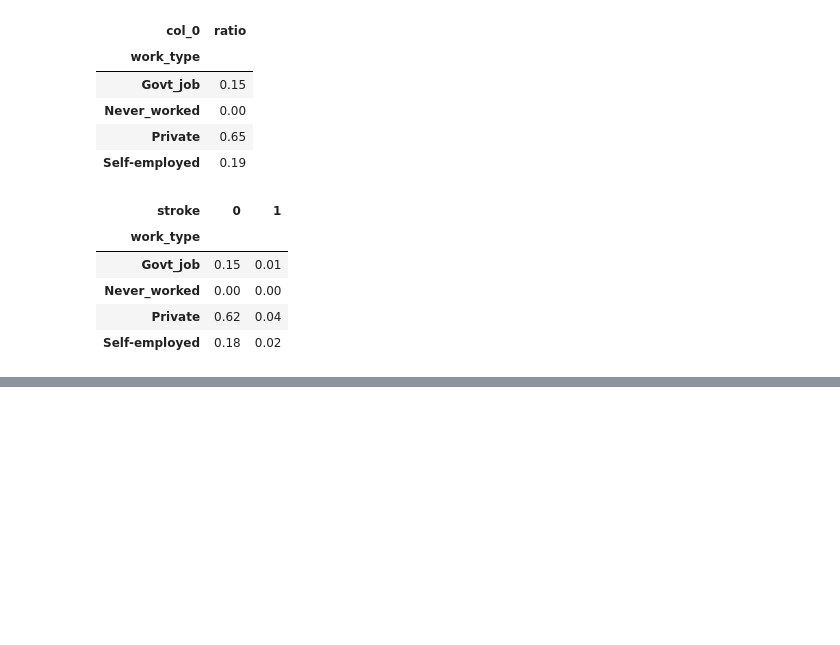
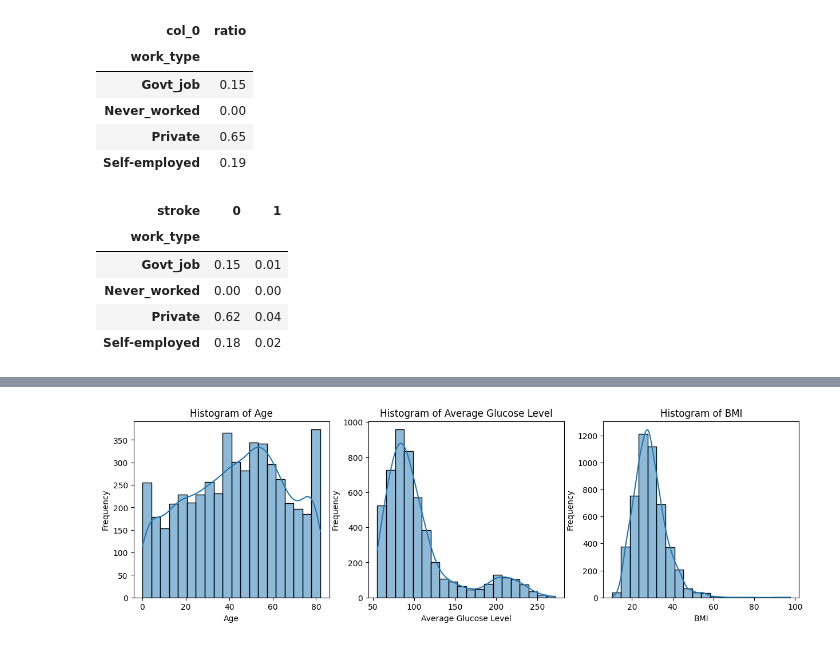
Before and after one commit to silverpoodle/data-analysis_python, a Jupyter notebook: stroke/stroke.ipynb, the cells around one changed output, grey strips where cells are left out. Saved outputs shown, nothing was run; the diff lists cells and outputs as text; code cells hidden in the pictures; blank space fills up the shorter version.

```diff
--- a/stroke/stroke.ipynb
+++ b/stroke/stroke.ipynb
@@ -386,0 +413,32 @@ pd.crosstab(df1['work_type'], df1['stroke'], normalize=True)
+# %%
+import matplotlib.pyplot as plt
+import seaborn as sns
+
+# 각 구간 변수들의 히스토그램 그리기
+fig, axes = plt.subplots(1, 3, figsize=(15, 4))
+
+# 'age' 변수에 대한 히스토그램 그리기
+sns.histplot(ax=axes[0], data=df, x="age", kde=True, bins=20)
+# kde=True는 밀도 그래프를 함께 그릴 것을 나타냄. (밀도 그래프는 히스토그램의 분포를 부드럽게 표현)
+# bins=20은 히스토그램의 막대 개수
+axes[0].set_title("Histogram of Age")
+axes[0].set_xlabel("Age")
+axes[0].set_ylabel("Frequency")
+
+# 'avg_glucose_level' 변수에 대한 히스토그램 그리기
+sns.histplot(ax=axes[1], data=df, x="avg_glucose_level", kde=True, bins=20)
+# 'avg_glucose_level' 변수에 대한 히스토그램을 그리
+axes[1].set_title("Histogram of Average Glucose Level")
+axes[1].set_xlabel("Average Glucose Level")
+axes[1].set_ylabel("Frequency")
+
+# 'bmi' 변수에 대한 히스토그램 그리기
+sns.histplot(ax=axes[2], data=df, x="bmi", kde=True, bins=20)
+# 'bmi' 변수에 대한 히스토그램을 그립니다.
+axes[2].set_title("Histogram of BMI")
+axes[2].set_xlabel("BMI")
+axes[2].set_ylabel("Frequency")
+
+plt.show()
+# %% [output]
+[figure, added]
```
Also changed, not shown: parts of 20 cells of this notebook, 1 other file.
